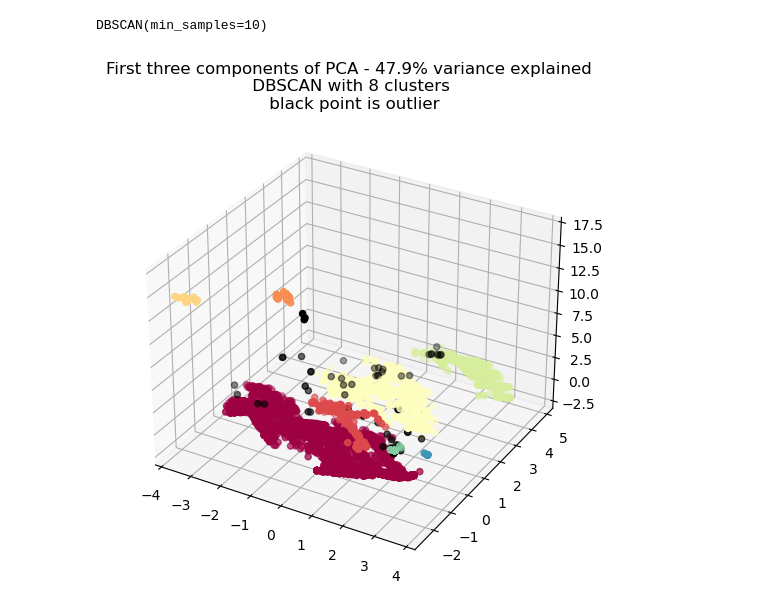
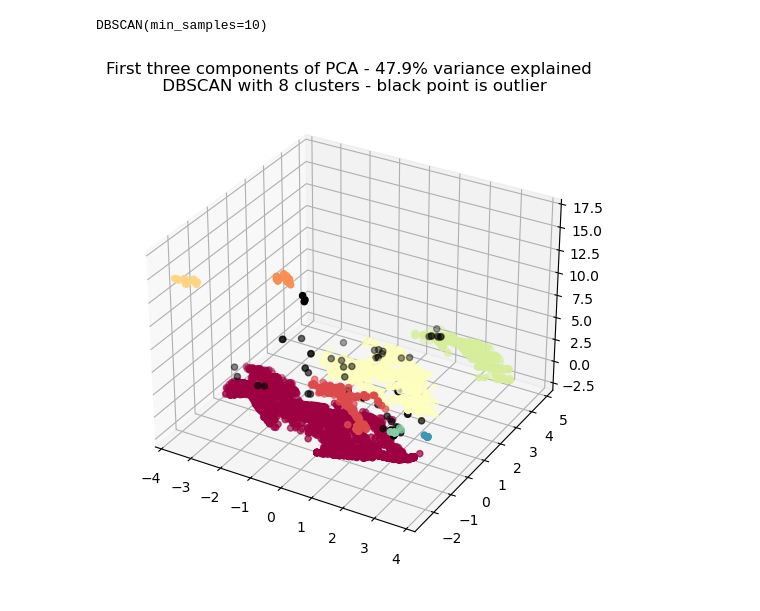
Before and after one commit to BenjaminDeporte/Cyber, a Jupyter notebook: code/Traitement_dataframes.ipynb, the cells around one changed output. Saved outputs shown, nothing was run; the diff lists cells and outputs as text; code cells hidden in the pictures.

Commit message:
dbscan final

```diff
--- a/code/Traitement_dataframes.ipynb
+++ b/code/Traitement_dataframes.ipynb
@@ -311,12 +311,12 @@ DBSCAN(min_samples=10)
 # %%
 fig = plt.figure(figsize=(6,6))
 ax = fig.add_subplot(projection='3d')
 
 colors = [plt.cm.Spectral(each) for each in np.linspace(0, 1, len(unique_labels))]
 c = [ colors[labels[i]] if labels[i] >= 0 else [0,0,0,1] for i in range(len(labels)) ]
 
 ax.scatter( X_pca[:,0], X_pca[:,1], X_pca[:,2], marker='o', color=c )
-ax.set_title(f'First three components of PCA - {c3*100:.1f}% variance explained \n DBSCAN with {n_clusters_} clusters \n black point is outlier')
+ax.set_title(f'First three components of PCA - {c3*100:.1f}% variance explained \n DBSCAN with {n_clusters_} clusters - black point is outlier')
 ax.grid(True)
 # %% [output]
-[figure, old version]
+[figure, new version]
```
